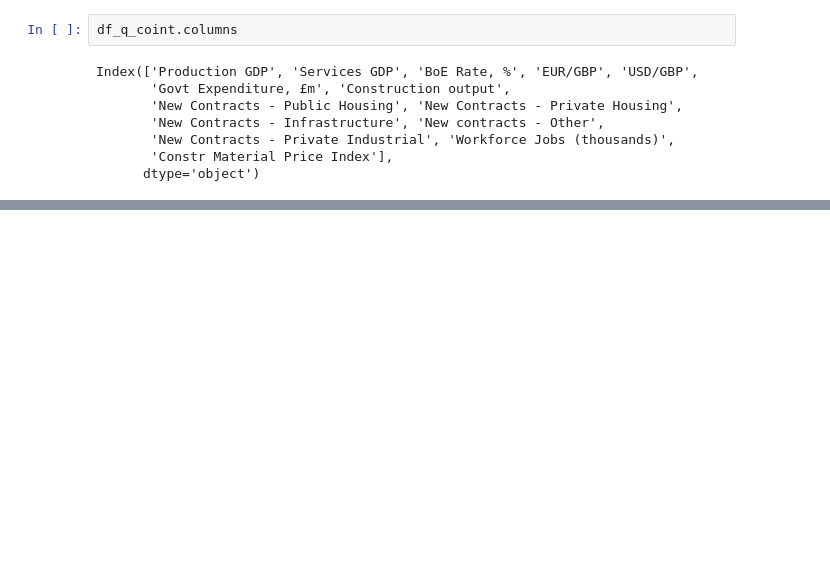
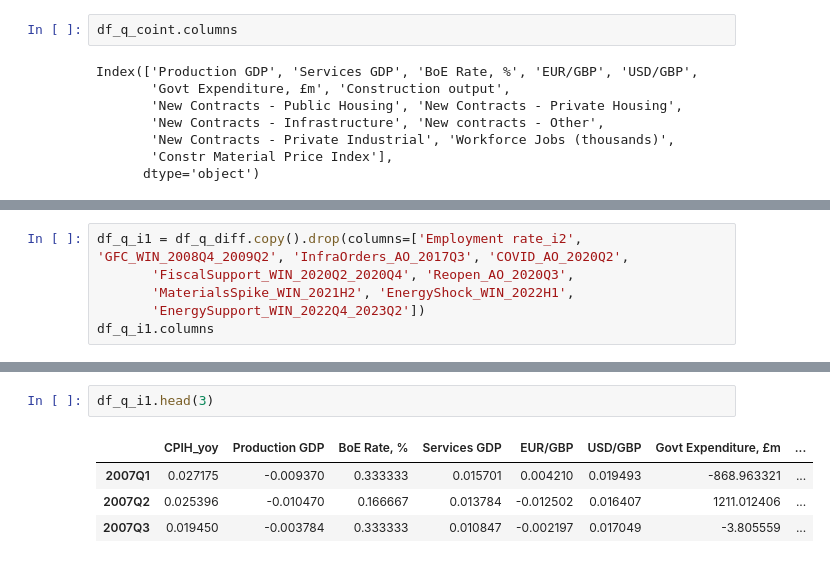
Before and after one commit to Alisa-Makhonina/Macroeconomic_indicators_vs_Construction_indicators, a Jupyter notebook: 5_Modeling.ipynb, the cells around one changed output, grey strips where cells are left out. Saved outputs shown, nothing was run; the diff lists cells and outputs as text; blank space fills up the shorter version.

```diff
--- a/5_Modeling.ipynb
+++ b/5_Modeling.ipynb
@@ -731,0 +721,6 @@ Constr Material Price Index    0.024095
+# %%
+df_q_i1 = df_q_diff.copy().drop(columns=['Employment rate_i2', 'GFC_WIN_2008Q4_2009Q2', 'InfraOrders_AO_2017Q3', 'COVID_AO_2020Q2',
+       'FiscalSupport_WIN_2020Q2_2020Q4', 'Reopen_AO_2020Q3',
+       'MaterialsSpike_WIN_2021H2', 'EnergyShock_WIN_2022H1',
+       'EnergySupport_WIN_2022Q4_2023Q2'])
+df_q_i1.columns
@@ -731,0 +736,7 @@ Constr Material Price Index    0.024095
+# %%
+df_q_i1.head(3)
+# %% [output]
+|  | CPIH_yoy | Production GDP | BoE Rate, % | Services GDP | EUR/GBP | USD/GBP | Govt Expenditure, £m | ... |
+| 2007Q1 | 0.027175 | -0.009370 | 0.333333 | 0.015701 | 0.004210 | 0.019493 | -868.963321 | ... |
+| 2007Q2 | 0.025396 | -0.010470 | 0.166667 | 0.013784 | -0.012502 | 0.016407 | 1211.012406 | ... |
+| 2007Q3 | 0.019450 | -0.003784 | 0.333333 | 0.010847 | -0.002197 | 0.017049 | -3.805559 | ... |
```
Also changed, not shown: parts of 26 cells of this notebook.
